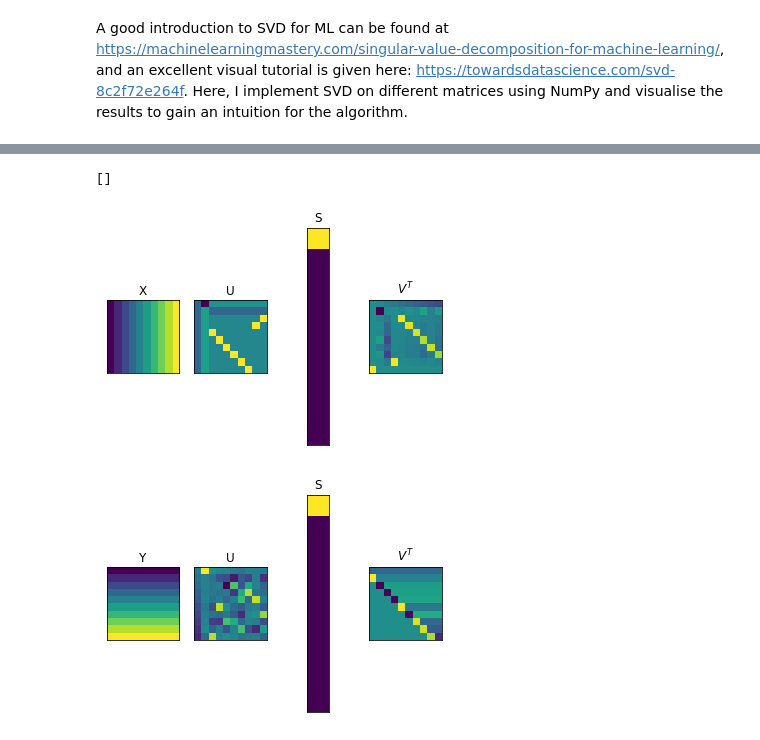
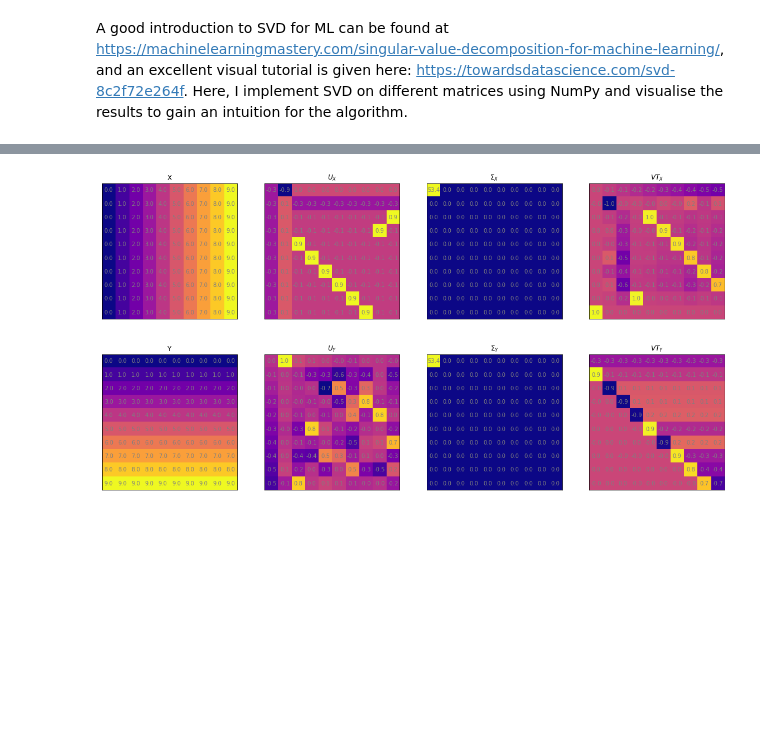
Before and after one commit to pmccthy/data-science-playground, a Jupyter notebook: decompositions/svd.ipynb, the cells around one changed output, grey strips where cells are left out. Cells and saved outputs as stored; diff of their text form; code cells hidden in the pictures; blank space fills up the shorter version.

```diff
--- a/decompositions/svd.ipynb
+++ b/decompositions/svd.ipynb
@@ -35,45 +35,18 @@ for (j,i), label in np.ndenumerate(Y):
 # %%
 # perform the SVD
-U_X, S_X, VT_X = np.linalg.svd(X)
-U_Y, S_Y, VT_Y = np.linalg.svd(Y)
+U_X, s_X, VT_X = np.linalg.svd(X)
+U_Y, s_Y, VT_Y = np.linalg.svd(Y)
-# %%
-# visualise the decomposed matrices
-fig, ax = plt.subplots(nrows=1, ncols=4)
-ax[0].imshow(X)
-ax[0].set_title('X')
-ax[0].set_xticks([])
-ax[0].set_yticks([])
-ax[1].imshow(U_X)
-ax[1].set_title('U')
-ax[1].set_xticks([])
-ax[1].set_yticks([])
-ax[2].imshow(np.reshape(S_X, np.shape(S_Y) + (1,)))
-ax[2].set_title('S')
-ax[2].set_xticks([])
-ax[2].set_yticks([])
-ax[3].imshow(VT_X)
-ax[3].set_title('$V^{T}$')
-ax[3].set_xticks([])
-ax[3].set_yticks([])
-
-fig, ax = plt.subplots(nrows=1, ncols=4)
-ax[0].imshow(Y)
-ax[0].set_title('Y')
-ax[0].set_xticks([])
-ax[0].set_yticks([])
-ax[1].imshow(U_Y)
-ax[1].set_title('U')
-ax[1].set_xticks([])
-ax[1].set_yticks([])
-ax[2].imshow(np.reshape(S_Y, np.shape(S_Y) + (1,)))
-ax[2].set_title('S')
-ax[2].set_xticks([])
-ax[2].set_yticks([])
-ax[3].imshow(VT_Y)
-ax[3].set_title('$V^{T}$')
-ax[3].set_xticks([])
-ax[3].set_yticks([])
-# %% [output]
-[]
-[figure, removed]
-[figure, removed]
+# %%
+# create Sigma from s
+Sigma_X = np.zeros((X.shape[0], X.shape[1]))
+Sigma_Y = np.zeros((X.shape[0], X.shape[1]))
+Sigma_X[:X.shape[1], :X.shape[1]] = np.diag(s_X)
+Sigma_Y[:Y.shape[1], :Y.shape[1]] = np.diag(s_Y)
+# %%
+# visualise the decomposed matrices
+# (original matrix = left-singular vectors * singular values * right-singular vectors (transposed))
+plot_matrices([X, U_X, Sigma_X, VT_X], ['X', '$U_X$', '$\Sigma_X$', '$VT_X$'])
+plot_matrices([Y, U_Y, Sigma_Y, VT_Y], ['Y', '$U_Y$', '$\Sigma_Y$', '$VT_Y$'])
+# %% [output]
+[figure, added]
+[figure, added]
```
Also changed, not shown: parts of 22 cells of this notebook, 1 other file.
